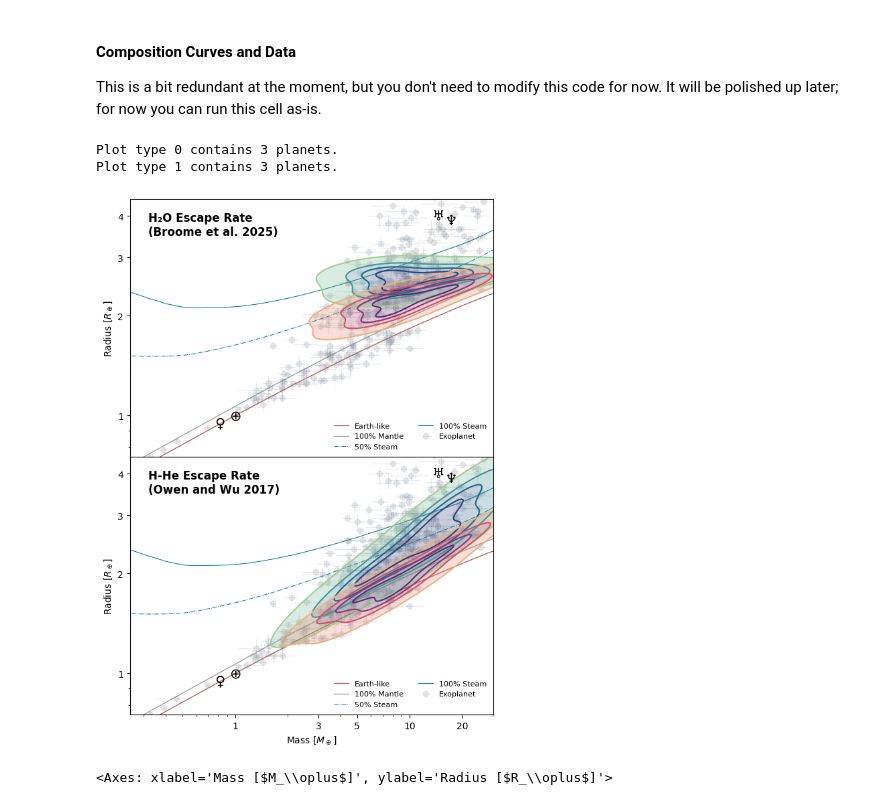
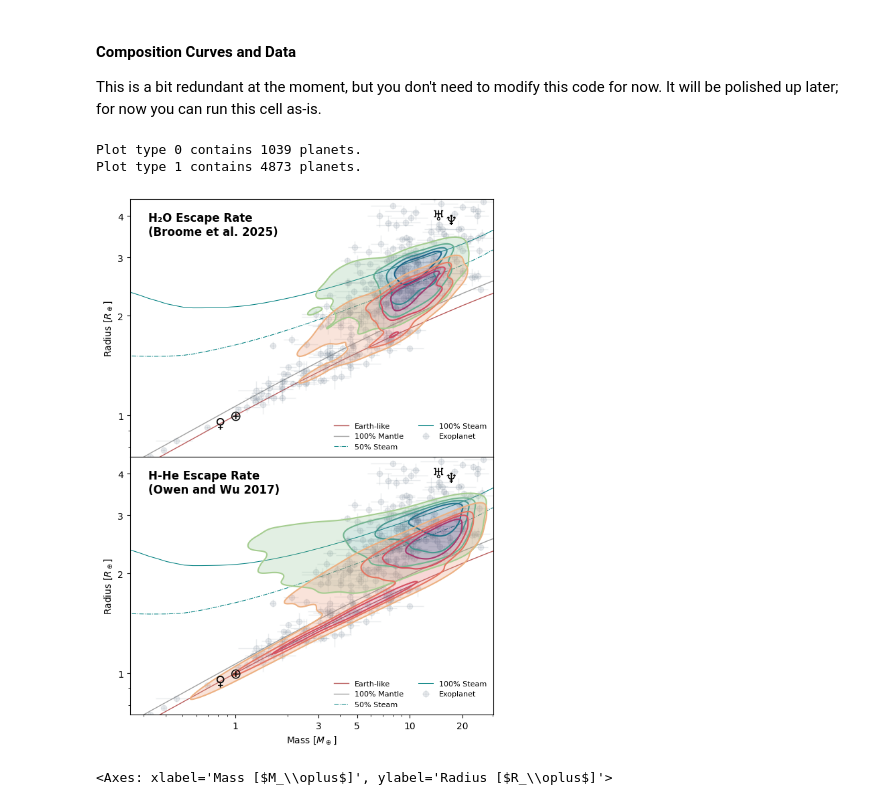
Before and after one commit to emersontao/waterworlder, a Jupyter notebook: paper_plots.ipynb, the cells around one changed output. Drawn from its saved outputs; the diff is of its cells as text; code cells hidden in the pictures.

Commit message:
paper plots finished on volga

```diff
--- a/paper_plots.ipynb
+++ b/paper_plots.ipynb
@@ -590,13 +581,14 @@ for tp in range(len(types)):
     planetnum = 1
     # This time plot all planets that are available, and eventually skip invalid ones if appropriate flag is set
     # for i in range (planets_plotted-1):
-    while cnt_plotted < n_planets:
+    while planetnum < n_planets+1:
         # planetnum = i+1
         # import a planet's evolutionary track (just mp_gp and rp_gp)
         try:
             filename = f'{datafolder}/{types[tp]}/planet_{planetnum}-{n_planets}_evolution_data.csv'
             mp_gp,rp_gp,err_gp = np.loadtxt(filename,usecols=(1,2,6),unpack=True)
         except:
+            panetnum += 1
             continue
 
         # mp_s = mp_gp[0]
@@ -680,37 +672,37 @@ list_exo_mpe = [abs(list_exo_mpe2), list_exo_mpe1]
 list_exo_rpe = [abs(list_exo_rpe2), list_exo_rpe1]
 
 # Exoplanets from the catalog file
 catalog_points = ax[0].errorbar(list_exo_mp,list_exo_rp,
             yerr=list_exo_rpe,
             xerr=list_exo_mpe,
             fmt='o',zorder=-10,elinewidth=1,
             c="slategray",label='Exoplanet',alpha=0.15)  #slategrey
 
 # Exoplanets from the catalog file
 catalog_points = ax[1].errorbar(list_exo_mp,list_exo_rp,
             yerr=list_exo_rpe,
             xerr=list_exo_mpe,
             fmt='o',zorder=-10,elinewidth=1,
             c="slategray",label='Exoplanet',alpha=0.15)  #slategrey
 
 
 # ax[0].set_title(f"Simulated Evolution: {planets_plotted} Steam Worlds")
 ax[0].set_xticks(ticks=[1,3,5,10,20],labels=[])
 ax[0].set_yticks(ticks=[1,2,3,4],labels=['1','2','3','4'])
 ax[0].set(xlim=(0.25,30.25),ylim=(0.75,4.5), ylabel=r'Radius [$R_\oplus$]')
 ax[0].legend(loc='lower right', ncols=2, fontsize=8, frameon=False)
 
 ax[1].set_xticks(ticks=[1,3,5,10,20],labels=['1','3','5','10','20'])
 ax[1].set_yticks(ticks=[1,2,3,4],labels=['1','2','3','4'])
 ax[1].set(xlim=(0.25,30.25),ylim=(0.75,4.5), xlabel=r'Mass [$M_\oplus$]', ylabel=r'Radius [$R_\oplus$]')
 ax[1].legend(loc='lower right', ncols=2, fontsize=8, frameon=False)
 
-plt.savefig(savepath+'/stacked_kde'+identifier+fname_label+'.png', bbox_inches='tight', transparent=True, pad_inches=0.5, dpi=600)
+plt.savefig(savepath+'/stacked_kde'+identifier+fname_label+'.png', bbox_inches='tight', transparent=True, pad_inches=0.5, dpi=300)
 plt.show()
 # %% [output]
-Plot type 0 contains 3 planets.
-Plot type 1 contains 3 planets.
+Plot type 0 contains 1039 planets.
+Plot type 1 contains 4873 planets.
-[figure, old version]
+[figure, new version]
 # %%
 plt.clf()
 plt.figure()
```
Also changed, not shown: parts of 14 cells of this notebook, 14 other files.
